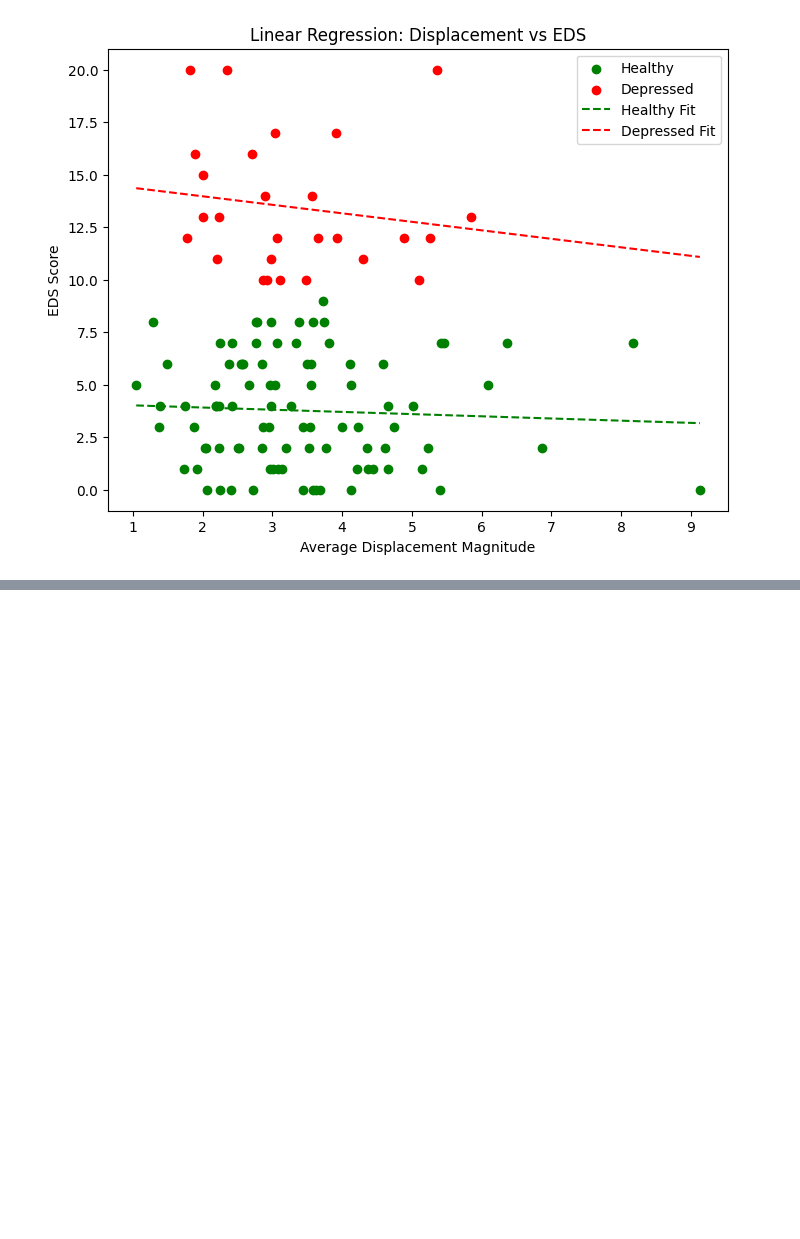
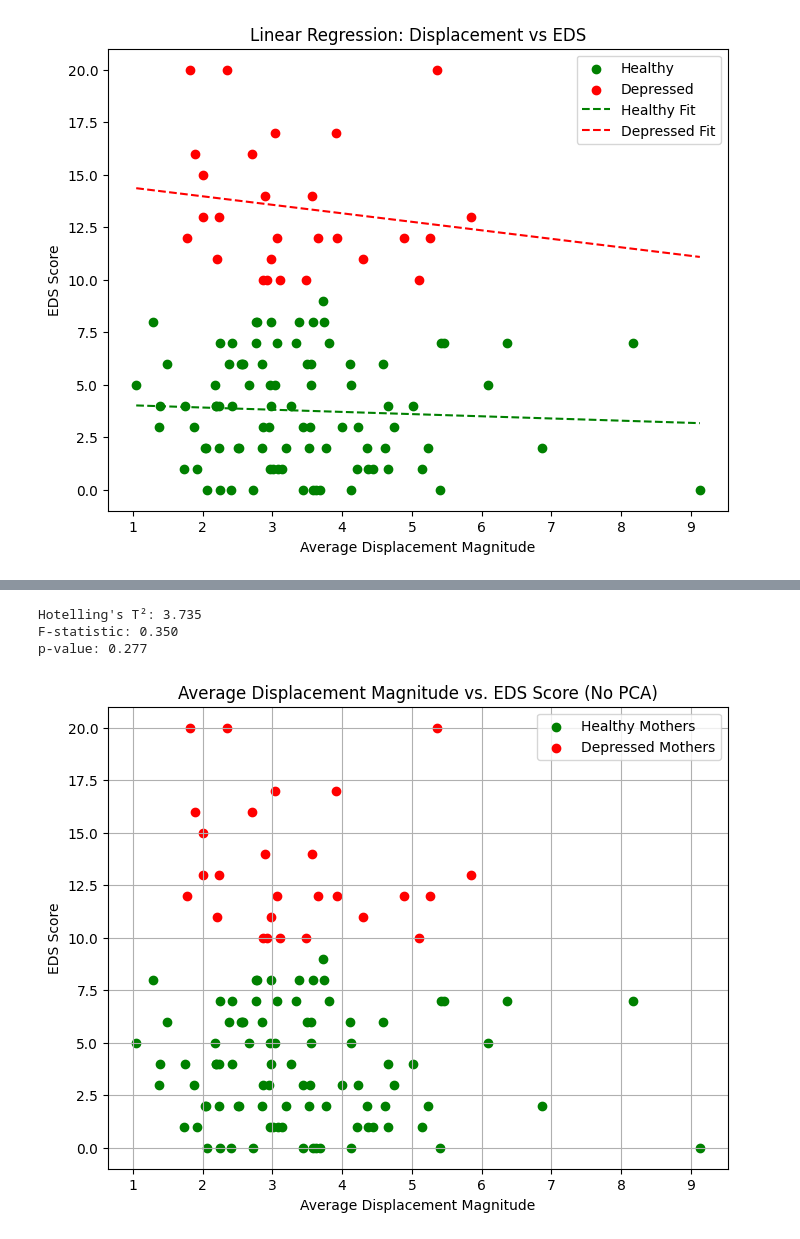
Before and after one commit to luisfpereira/herbrain, a Jupyter notebook: notebooks/pregnancy/neuromaternal_ppd_project/ppd_linear_regression_plotting.ipynb, the cells around one changed output, grey strips where cells are left out. Cells and saved outputs as stored; diff of their text form; code cells hidden in the pictures; blank space fills up the shorter version.

```diff
--- a/notebooks/pregnancy/neuromaternal_ppd_project/ppd_linear_regression_plotting.ipynb
+++ b/notebooks/pregnancy/neuromaternal_ppd_project/ppd_linear_regression_plotting.ipynb
@@ -228,0 +294,49 @@ Depressed group:
+# %%
+from sklearn.decomposition import PCA
+
+def flatten_displacement_field(trajectory_mesh):
+    return trajectory_mesh['displacement'].flatten()
+
+healthy_vectors = np.array([
+    flatten_displacement_field(trajectories[sub_id])
+    for sub_id in healthy_mother_ids if sub_id in trajectories
+])
+depressed_vectors = np.array([
+    flatten_displacement_field(trajectories[sub_id])
+    for sub_id in depressed_mother_ids if sub_id in trajectories
+])
+
+# PCA
+all_data = np.vstack([healthy_vectors, depressed_vectors])
+pca = PCA(n_components=10)  # First 10 PCs
+scores = pca.fit_transform(all_data)
+
+n_healthy = healthy_vectors.shape[0]
+n_depressed = depressed_vectors.shape[0]
+healthy_scores = scores[:n_healthy]
+depressed_scores = scores[n_healthy:]
+
+T2, F_stat, p_val = hotelling_t2(healthy_scores, depressed_scores)
+
+print(f"Hotelling's T²: {T2:.3f}")
+print(f"F-statistic: {F_stat:.3f}")
+print(f"p-value: {p_val:.3f}")
+# %% [output]
+Hotelling's T²: 3.735
+F-statistic: 0.350
+p-value: 0.277
+# %%
+plt.figure(figsize=(8, 6))
+
+# Plot average displacement magnitude vs EDS for each group
+plt.scatter(healthy_magnitudes, healthy_eds_values, color='green', label='Healthy Mothers')
+plt.scatter(depressed_magnitudes, depressed_eds_values, color='red', label='Depressed Mothers')
+
+plt.xlabel('Average Displacement Magnitude')
+plt.ylabel('EDS Score')
+plt.title('Average Displacement Magnitude vs. EDS Score (No PCA)')
+plt.legend()
+plt.grid(True)
+plt.show()
+# %% [output]
+[figure, added]
```
Also changed, not shown: parts of 4 cells of this notebook.
